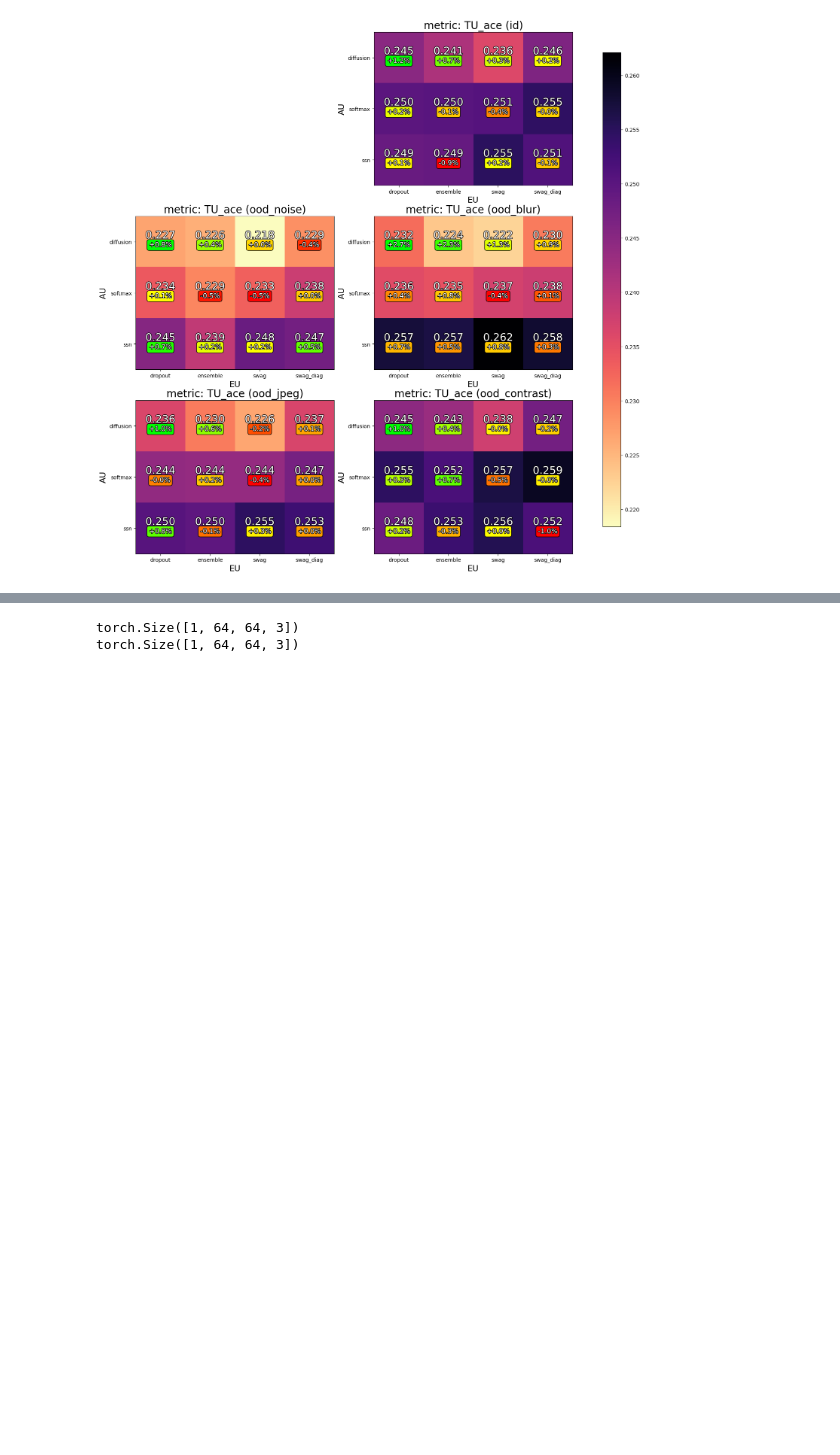
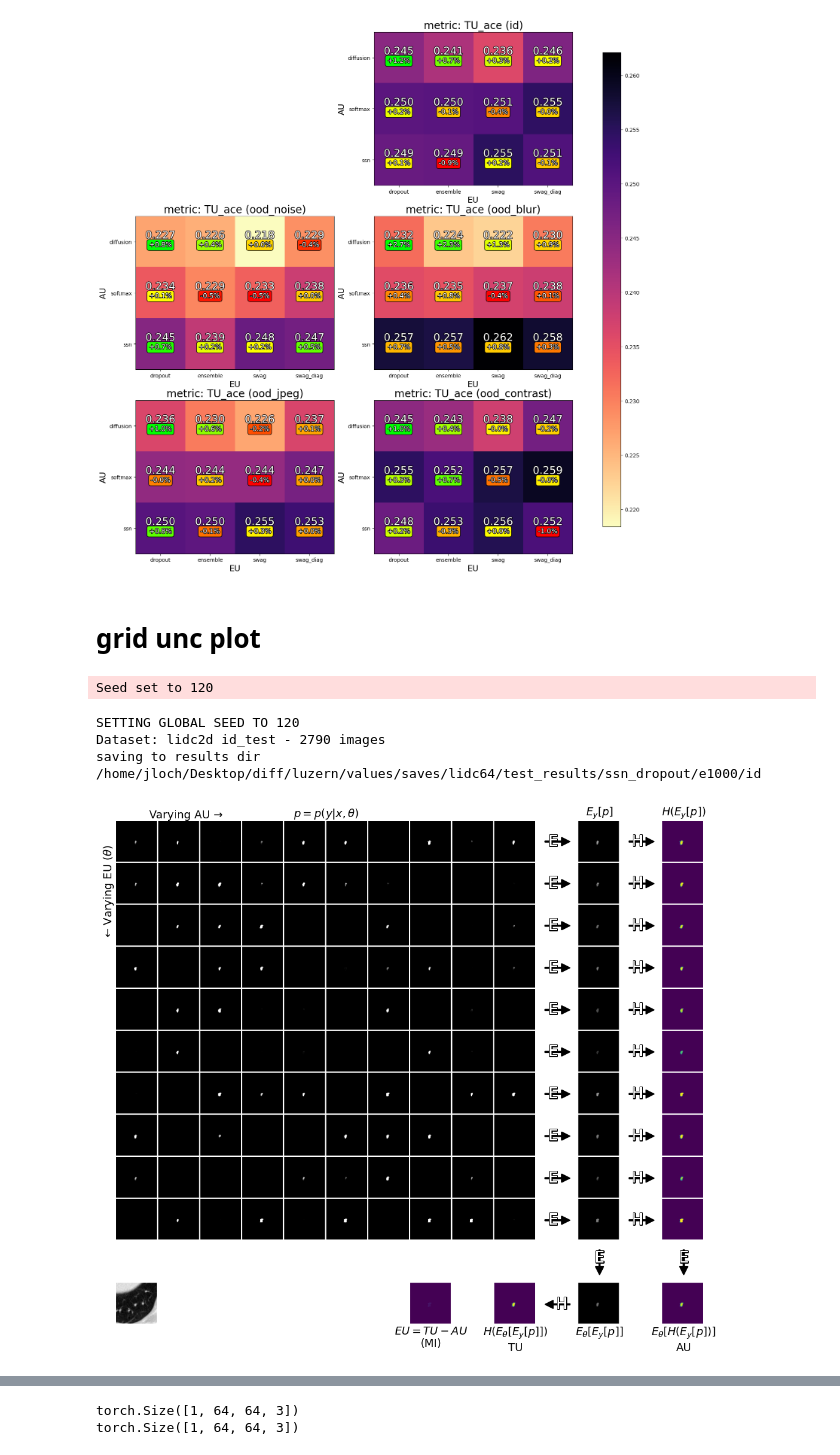
Before and after one commit to JakobLC/DiffUncertainty, a Jupyter notebook: visualization/script.ipynb, the cells around one changed output, grey strips where cells are left out. Saved outputs shown, nothing was run; the diff lists cells and outputs as text; code cells hidden in the pictures; blank space fills up the shorter version.

```diff
--- a/visualization/script.ipynb
+++ b/visualization/script.ipynb
@@ -309,6 +309,22 @@ plot_mm_grid(table,
                 {"metric": "TU_ace","reldiff": "(min(AU,EU)-TU)_ace","subkey": "ood_contrast","cbar_keys": ["TU_ace"]}]])
 # %% [output]
 [figure]
+# %% [markdown]
+# grid unc plot
+# %%
+
+from helpers import plot_pred_grid, pred_grid_computation
+p = "/home/jloch/Desktop/diff/luzern/values/saves/lidc64/ssn_dropout/checkpoints/last.ckpt"
+images, batch0 = pred_grid_computation(ckpt_path = p,
+                          split = "id_test",
+                          test_batch_size = 1)
+plot_pred_grid(images, batch0, 0)
+# %% [output]
+Seed set to 120
+SETTING GLOBAL SEED TO 120
+Dataset: lidc2d id_test - 2790 images
+saving to results dir /home/jloch/Desktop/diff/luzern/values/saves/lidc64/test_results/ssn_dropout/e1000/id
+[figure, added]
 # %%
 
 from helpers import plot_pred_grid, pred_grid_computation
```
Also changed, not shown: parts of 4 cells of this notebook, 7 other files.
